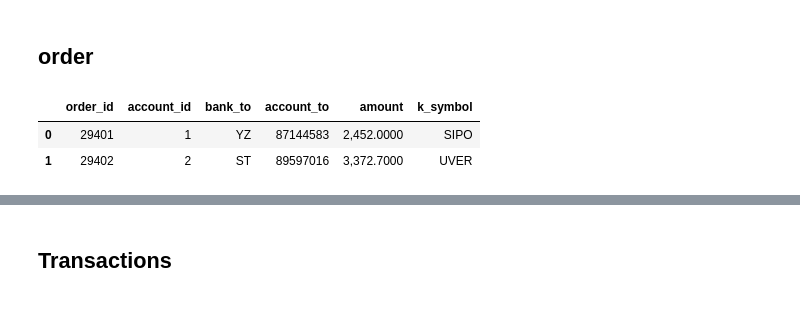
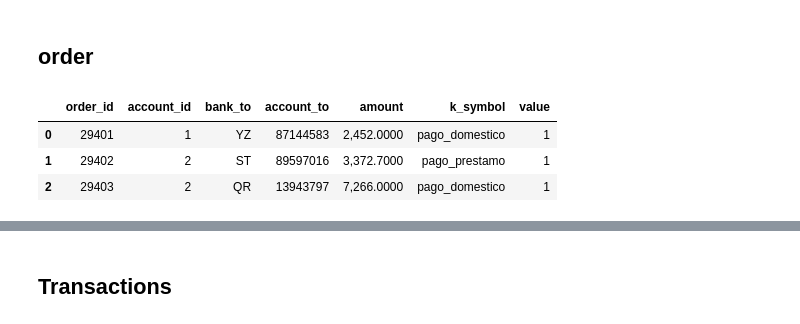
Before and after one commit to Jav10/ClusterBank, a Jupyter notebook: examen2.ipynb, the cells around one changed output, grey strips where cells are left out. Drawn from its saved outputs; the diff is of its cells as text; code cells hidden in the pictures.

```diff
--- a/examen2.ipynb
+++ b/examen2.ipynb
@@ -229,10 +246,11 @@ loan['date']=pd.to_datetime(loan['date'], format="%Y%m%d")
 # %% [markdown]
 ## order
 # %%
-order.head(2)
+order.head(3)
 # %% [output]
-|  | order_id | account_id | bank_to | account_to | amount | k_symbol |
-| 0 | 29401 | 1 | YZ | 87144583 | 2,452.0000 | SIPO |
-| 1 | 29402 | 2 | ST | 89597016 | 3,372.7000 | UVER |
+|  | order_id | account_id | bank_to | account_to | amount | k_symbol | value |
+| 0 | 29401 | 1 | YZ | 87144583 | 2,452.0000 | pago_domestico | 1 |
+| 1 | 29402 | 2 | ST | 89597016 | 3,372.7000 | pago_prestamo | 1 |
+| 2 | 29403 | 2 | QR | 13943797 | 7,266.0000 | pago_domestico | 1 |
 # %%
 order.k_symbol = order.k_symbol.replace({"POJISTNE": 'pago_seguro', "SIPO": 'pago_domestico',
```
Also changed, not shown: parts of 34 cells of this notebook.
